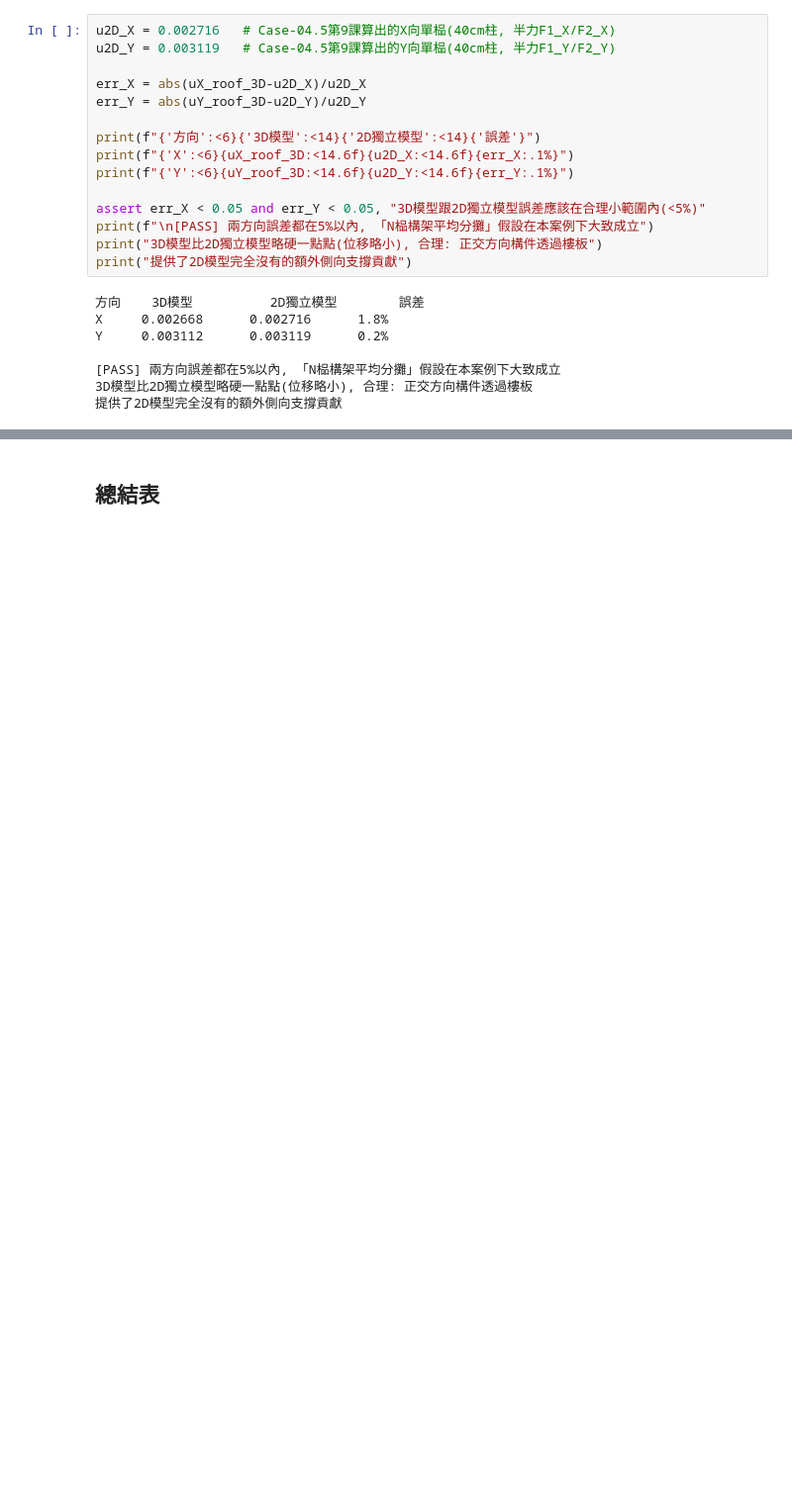
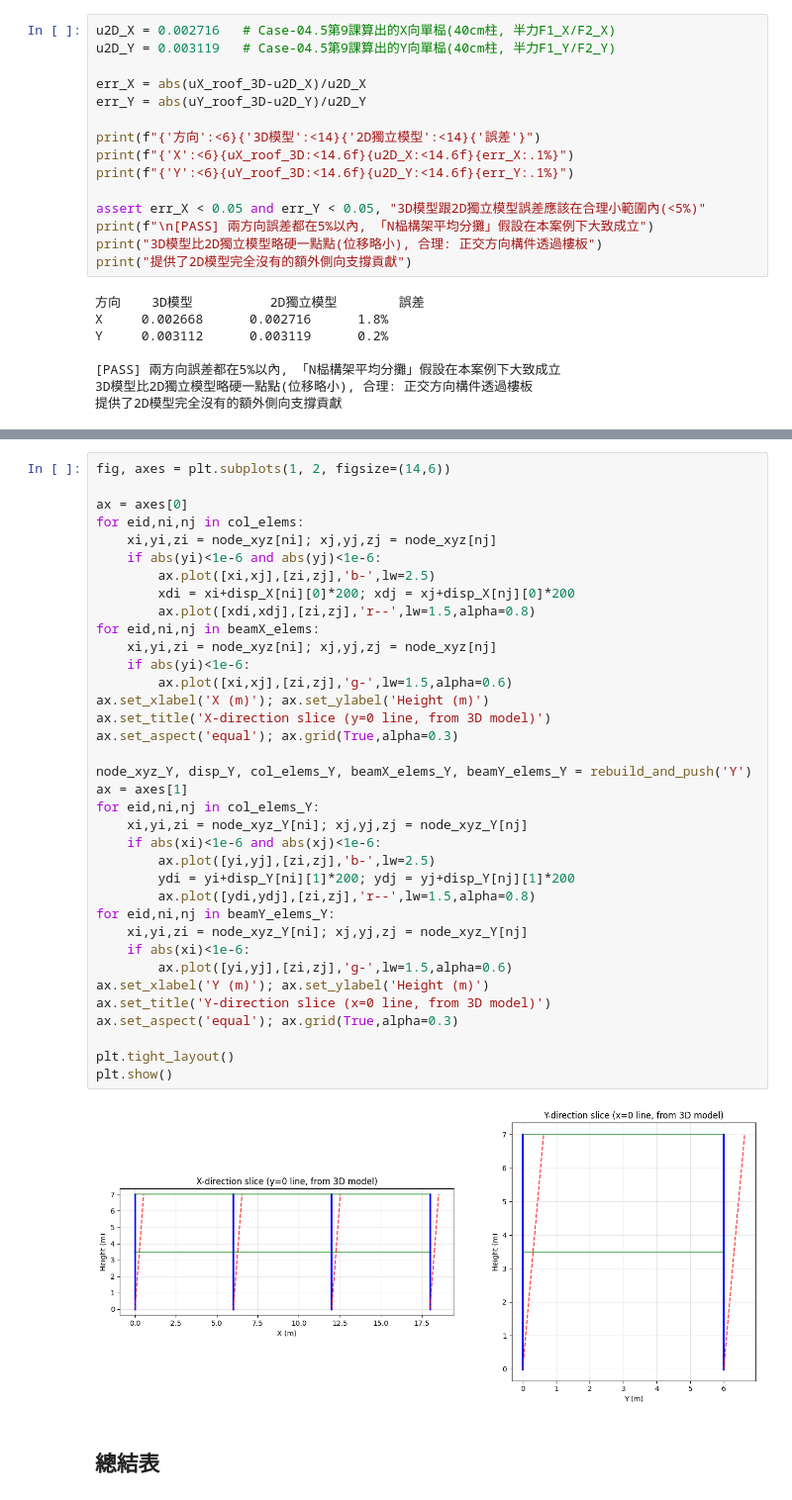
Before and after one commit to zhixiu0223/taiwan-seismic-code-calc, a Jupyter notebook: notebooks/case05_3d_model.ipynb, the cells around one changed output, grey strips where cells are left out. Shown at 99% size. Drawn from its saved outputs; the diff is of its cells as text; blank space fills up the shorter version.

```diff
--- a/notebooks/case05_3d_model.ipynb
+++ b/notebooks/case05_3d_model.ipynb
@@ -221,3 +318,41 @@ Y     0.003112      0.003119      0.2%
+# %%
+fig, axes = plt.subplots(1, 2, figsize=(14,6))
+
+ax = axes[0]
+for eid,ni,nj in col_elems:
+    xi,yi,zi = node_xyz[ni]; xj,yj,zj = node_xyz[nj]
+    if abs(yi)<1e-6 and abs(yj)<1e-6:
+        ax.plot([xi,xj],[zi,zj],'b-',lw=2.5)
+        xdi = xi+disp_X[ni][0]*200; xdj = xj+disp_X[nj][0]*200
+        ax.plot([xdi,xdj],[zi,zj],'r--',lw=1.5,alpha=0.8)
+for eid,ni,nj in beamX_elems:
+    xi,yi,zi = node_xyz[ni]; xj,yj,zj = node_xyz[nj]
+    if abs(yi)<1e-6:
+        ax.plot([xi,xj],[zi,zj],'g-',lw=1.5,alpha=0.6)
+ax.set_xlabel('X (m)'); ax.set_ylabel('Height (m)')
+ax.set_title('X-direction slice (y=0 line, from 3D model)')
+ax.set_aspect('equal'); ax.grid(True,alpha=0.3)
+
+node_xyz_Y, disp_Y, col_elems_Y, beamX_elems_Y, beamY_elems_Y = rebuild_and_push('Y')
+ax = axes[1]
+for eid,ni,nj in col_elems_Y:
+    xi,yi,zi = node_xyz_Y[ni]; xj,yj,zj = node_xyz_Y[nj]
+    if abs(xi)<1e-6 and abs(xj)<1e-6:
+        ax.plot([yi,yj],[zi,zj],'b-',lw=2.5)
+        ydi = yi+disp_Y[ni][1]*200; ydj = yj+disp_Y[nj][1]*200
+        ax.plot([ydi,ydj],[zi,zj],'r--',lw=1.5,alpha=0.8)
+for eid,ni,nj in beamY_elems_Y:
+    xi,yi,zi = node_xyz_Y[ni]; xj,yj,zj = node_xyz_Y[nj]
+    if abs(xi)<1e-6:
+        ax.plot([yi,yj],[zi,zj],'g-',lw=1.5,alpha=0.6)
+ax.set_xlabel('Y (m)'); ax.set_ylabel('Height (m)')
+ax.set_title('Y-direction slice (x=0 line, from 3D model)')
+ax.set_aspect('equal'); ax.grid(True,alpha=0.3)
+
+plt.tight_layout()
+plt.show()
+# %% [output]
+[figure, added]
 # %% [markdown]
 ## 總結表
 # %%
```
Also changed, not shown: parts of 2 cells of this notebook, 2 other files.
